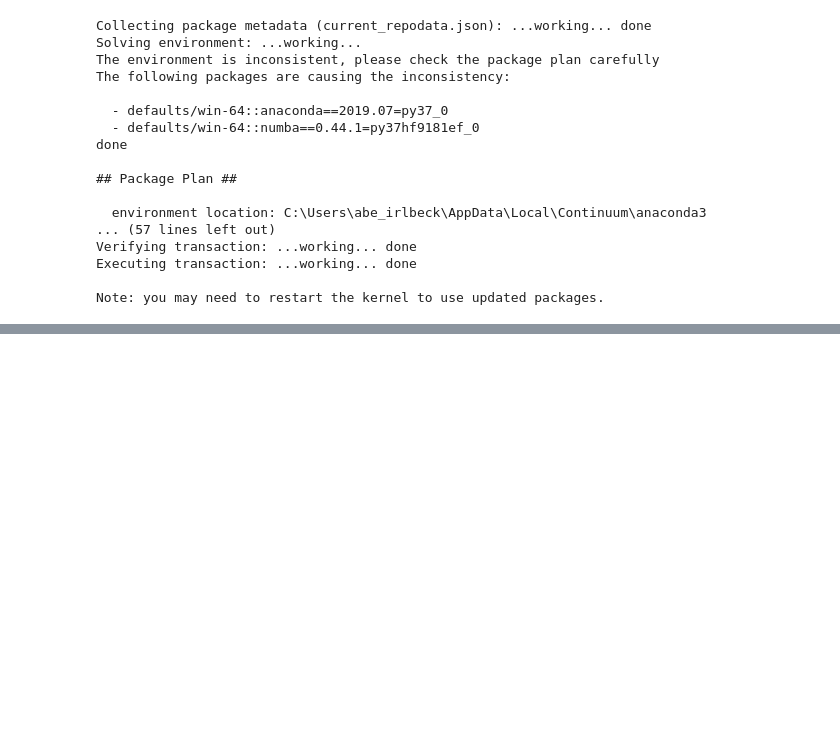
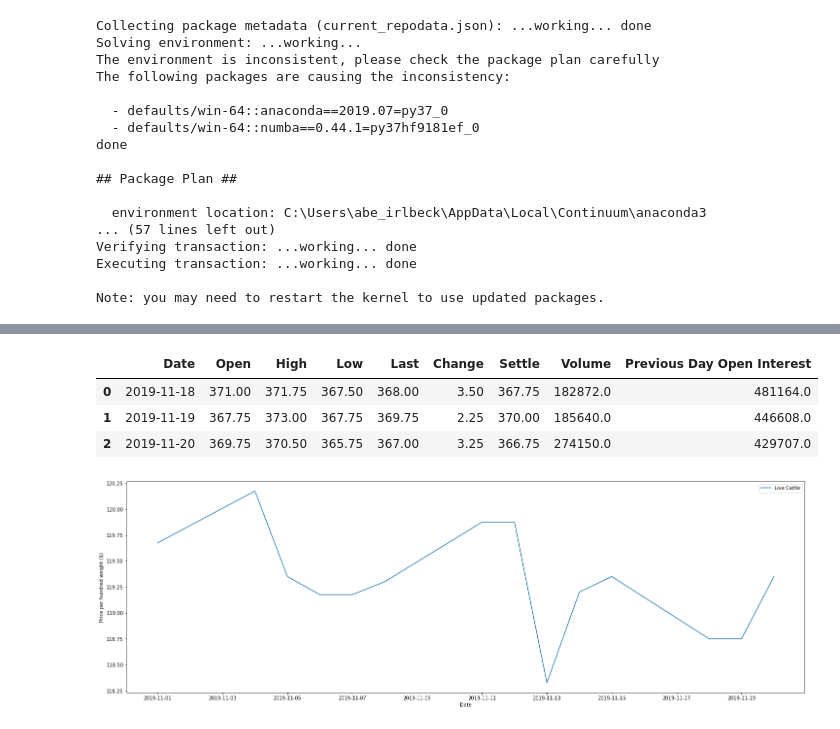
Before and after one commit to ajirlbeck14/Project, a Jupyter notebook: CattleTEC Project.ipynb, the cells around one changed output, grey strips where cells are left out. Saved outputs shown, nothing was run; the diff lists cells and outputs as text; code cells hidden in the pictures; blank space fills up the shorter version.

```diff
--- a/CattleTEC Project.ipynb
+++ b/CattleTEC Project.ipynb
@@ -73,0 +51,48 @@ TypeError: 'int' object does not support item assignment
+# %%
+live_data = live_data.reset_index()
+
+feeder_data = feeder_data.reset_index()
+
+corn_data = corn_data.reset_index()
+
+corn_data.head()
+# %% [output]
+|  | Date | Open | High | Low | Last | Change | Settle | Volume | Previous Day Open Interest |
+| 0 | 2019-11-18 | 371.00 | 371.75 | 367.50 | 368.00 | 3.50 | 367.75 | 182872.0 | 481164.0 |
+| 1 | 2019-11-19 | 367.75 | 373.00 | 367.75 | 369.75 | 2.25 | 370.00 | 185640.0 | 446608.0 |
+| 2 | 2019-11-20 | 369.75 | 370.50 | 365.75 | 367.00 | 3.25 | 366.75 | 274150.0 | 429707.0 |
+# %%
+live_last = live_data.iloc[0:,4]
+live_opn = live_data.iloc[0:,1]
+live_high = live_data.iloc[0:,2]
+live_low = live_data.iloc[0:,3]
+live_time = live_data.iloc[0:,0]
+
+feeder_last = feeder_data.iloc[0:,4]
+feeder_opn = feeder_data.iloc[0:,1]
+feeder_high = feeder_data.iloc[0:,2]
+feeder_low = feeder_data.iloc[0:,3]
+feeder_time = feeder_data.iloc[0:,0]
+
+corn_last = corn_data.iloc[0:,4]
+corn_opn = corn_data.iloc[0:,1]
+corn_high = corn_data.iloc[0:,2]
+corn_low = corn_data.iloc[0:,3]
+corn_time = corn_data.iloc[0:,0]
+# %%
+plt.figure(figsize=(25,8))
+plt.xlabel("Date")
+plt.ylabel("Price per hundred weight ($)")
+plt.plot(live_time,live_last, label='Live Cattle')
+#plt.plot(feeder_time,feeder_last, label = 'Feeder Cattle')
+
+plt.legend()
+plt.show()
+
+
+
+#plt.plot(x,opn)
+#plt.plot(x,high)
+#plt.plot(x,low)
+# %% [output]
+[figure, added]
```
Also changed, not shown: parts of 11 cells of this notebook.
